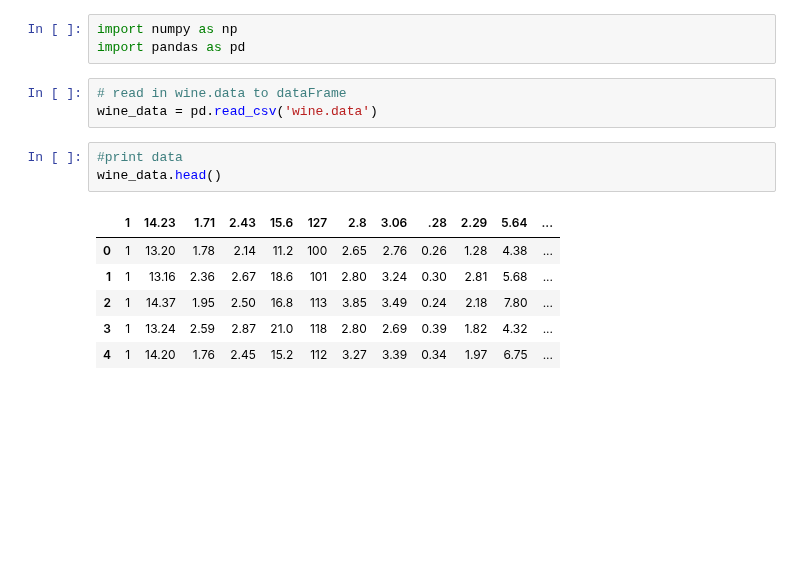
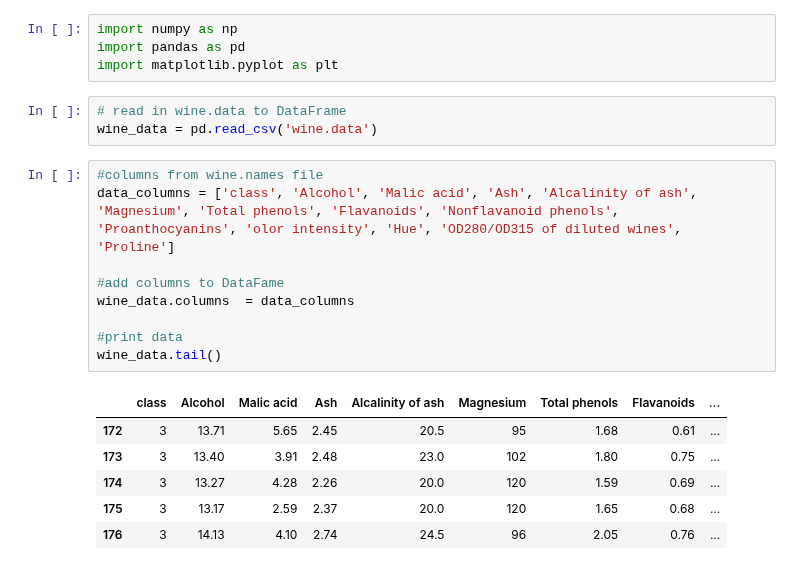
Before and after one commit to huy-ph/data_mining, a Jupyter notebook: learning/wine_analysis/wine_analysis.ipynb, the cells around one changed output. Cells and saved outputs as stored; diff of their text form; blank space fills up the shorter version.

Commit message:
add some visualization and data statics

```diff
--- a/learning/wine_analysis/wine_analysis.ipynb
+++ b/learning/wine_analysis/wine_analysis.ipynb
@@ -1,16 +1,23 @@
 # %%
 import numpy as np
 import pandas as pd
+import matplotlib.pyplot as plt
 # %%
-# read in wine.data to dataFrame
+# read in wine.data to DataFrame
 wine_data = pd.read_csv('wine.data')
-# %%
-#print data
-wine_data.head()
-# %% [output]
-|  | 1 | 14.23 | 1.71 | 2.43 | 15.6 | 127 | 2.8 | 3.06 | .28 | 2.29 | 5.64 | ... |
-| 0 | 1 | 13.20 | 1.78 | 2.14 | 11.2 | 100 | 2.65 | 2.76 | 0.26 | 1.28 | 4.38 | ... |
-| 1 | 1 | 13.16 | 2.36 | 2.67 | 18.6 | 101 | 2.80 | 3.24 | 0.30 | 2.81 | 5.68 | ... |
-| 2 | 1 | 14.37 | 1.95 | 2.50 | 16.8 | 113 | 3.85 | 3.49 | 0.24 | 2.18 | 7.80 | ... |
-| 3 | 1 | 13.24 | 2.59 | 2.87 | 21.0 | 118 | 2.80 | 2.69 | 0.39 | 1.82 | 4.32 | ... |
-| 4 | 1 | 14.20 | 1.76 | 2.45 | 15.2 | 112 | 3.27 | 3.39 | 0.34 | 1.97 | 6.75 | ... |
+# %%
+#columns from wine.names file
+data_columns = ['class', 'Alcohol', 'Malic acid', 'Ash', 'Alcalinity of ash', 'Magnesium', 'Total phenols', 'Flavanoids', 'Nonflavanoid phenols', 'Proanthocyanins', 'olor intensity', 'Hue', 'OD280/OD315 of diluted wines', 'Proline']
+
+#add columns to DataFame
+wine_data.columns  = data_columns
+
+#print data
+wine_data.tail()
+# %% [output]
+|  | class | Alcohol | Malic acid | Ash | Alcalinity of ash | Magnesium | Total phenols | Flavanoids | ... |
+| 172 | 3 | 13.71 | 5.65 | 2.45 | 20.5 | 95 | 1.68 | 0.61 | ... |
+| 173 | 3 | 13.40 | 3.91 | 2.48 | 23.0 | 102 | 1.80 | 0.75 | ... |
+| 174 | 3 | 13.27 | 4.28 | 2.26 | 20.0 | 120 | 1.59 | 0.69 | ... |
+| 175 | 3 | 13.17 | 2.59 | 2.37 | 20.0 | 120 | 1.65 | 0.68 | ... |
+| 176 | 3 | 14.13 | 4.10 | 2.74 | 24.5 | 96 | 2.05 | 0.76 | ... |
```
Also changed, not shown: parts of 7 cells of this notebook.
